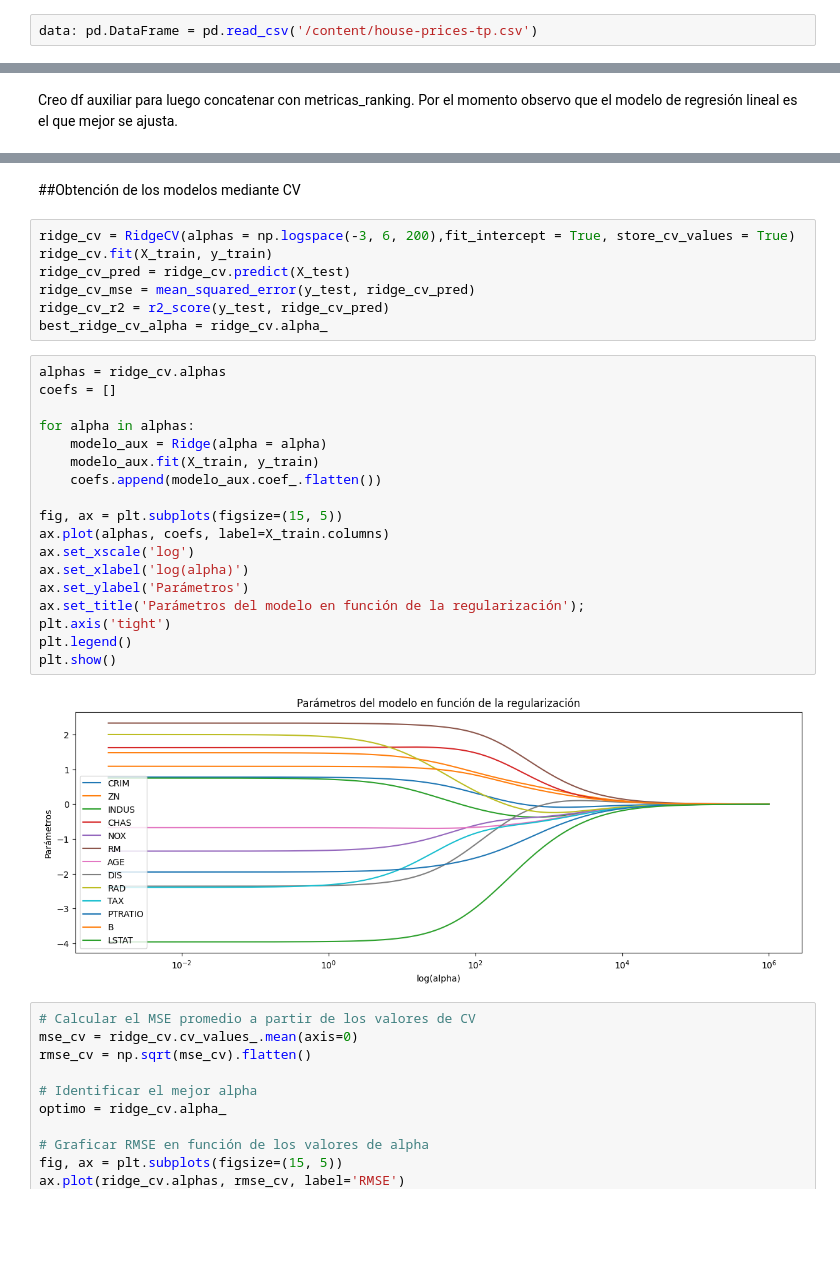
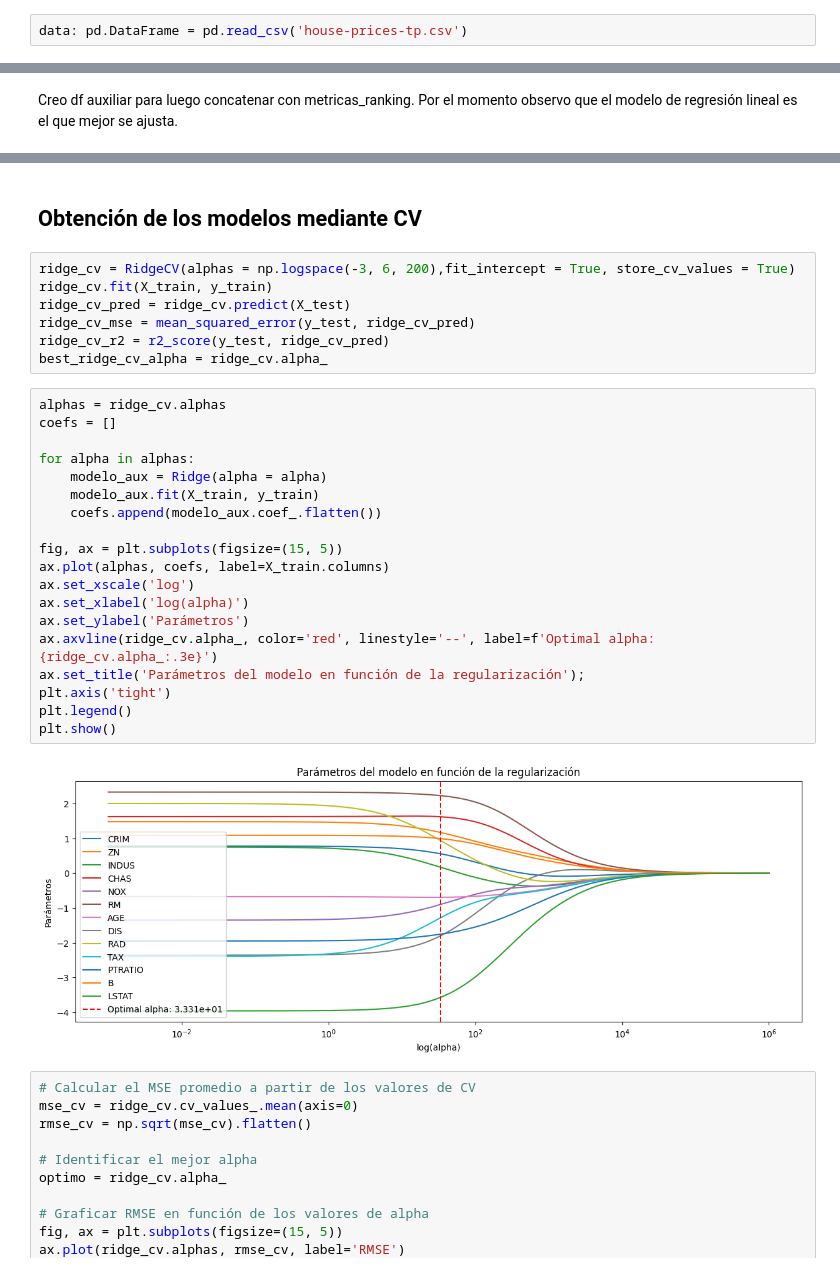
Before and after one commit to bpace1/AA1-TUIA-Crenna-Pace-SanchoAlmenar, a Jupyter notebook: TP-regresion-AA1.ipynb, the cells around one changed output, grey strips where cells are left out. Drawn from its saved outputs; the diff is of its cells as text; blank space fills up the shorter version.

```diff
--- a/TP-regresion-AA1.ipynb
+++ b/TP-regresion-AA1.ipynb
@@ -52,5 +52,5 @@ house-prices-tp.csv 100%[===================>]  45.79K  --.-KB/s    in 0s
 # %%
-data: pd.DataFrame = pd.read_csv('/content/house-prices-tp.csv')
+data: pd.DataFrame = pd.read_csv('house-prices-tp.csv')
 # %% [markdown]
 El dataset contiene información de las casas de Boston. Contamos con los siguientes 14 atributos numéricos:
 
@@ -798,5 +793,5 @@ metricas_ranking
 # %% [markdown]
-##Obtención de los modelos mediante CV
+## Obtención de los modelos mediante CV
 # %%
 ridge_cv = RidgeCV(alphas = np.logspace(-3, 6, 200),fit_intercept = True, store_cv_values = True)
 ridge_cv.fit(X_train, y_train)
@@ -807,23 +802,24 @@ best_ridge_cv_alpha = ridge_cv.alpha_
 # %%
 alphas = ridge_cv.alphas
 coefs = []
 
 for alpha in alphas:
     modelo_aux = Ridge(alpha = alpha)
     modelo_aux.fit(X_train, y_train)
     coefs.append(modelo_aux.coef_.flatten())
 
 fig, ax = plt.subplots(figsize=(15, 5))
 ax.plot(alphas, coefs, label=X_train.columns)
 ax.set_xscale('log')
 ax.set_xlabel('log(alpha)')
 ax.set_ylabel('Parámetros')
+ax.axvline(ridge_cv.alpha_, color='red', linestyle='--', label=f'Optimal alpha: {ridge_cv.alpha_:.3e}')
 ax.set_title('Parámetros del modelo en función de la regularización');
 plt.axis('tight')
 plt.legend()
 plt.show()
 # %% [output]
-[figure, old version]
+[figure, new version]
 # %%
 # Calcular el MSE promedio a partir de los valores de CV
 mse_cv = ridge_cv.cv_values_.mean(axis=0)
```
Also changed, not shown: parts of 21 cells of this notebook, 1 other file.
